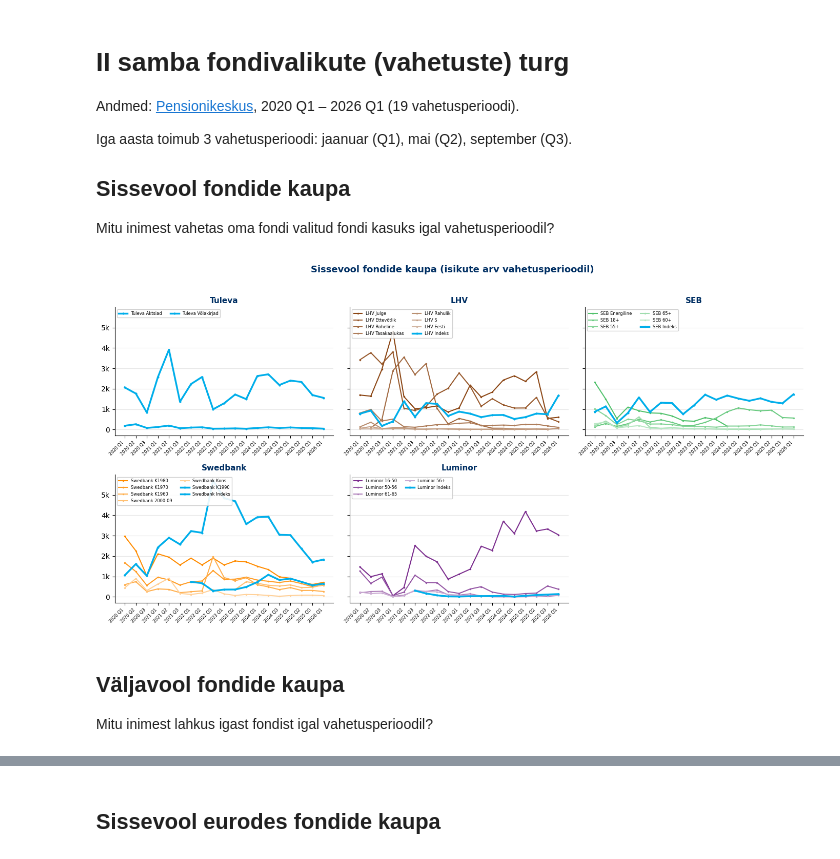
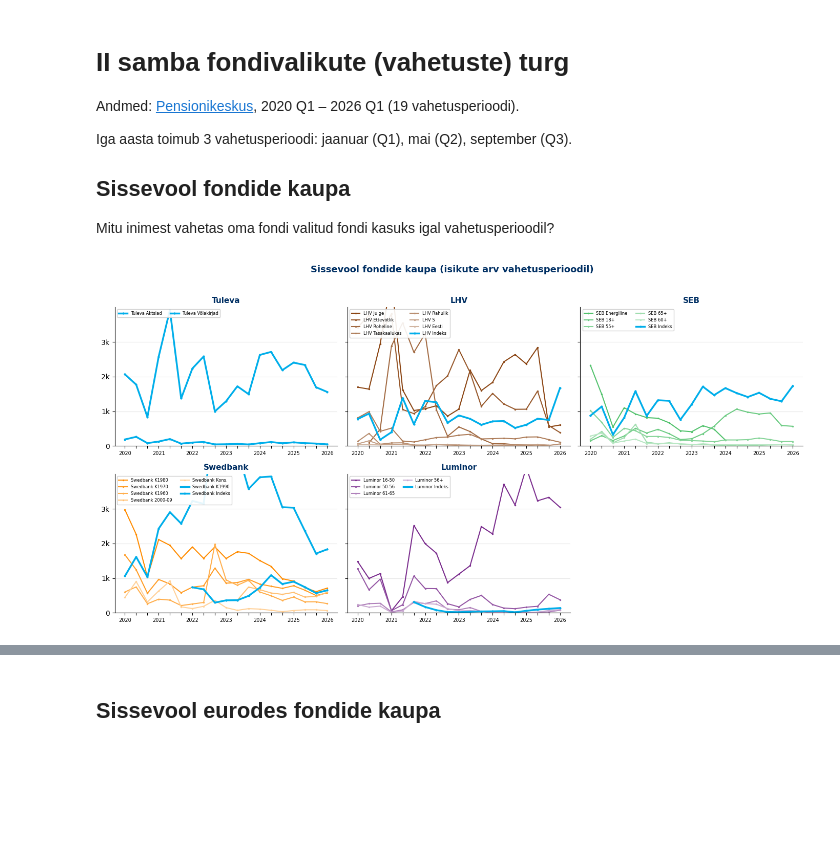
Before and after one commit to TulevaEE/reporting-engine, a Jupyter notebook: reports/adhoc/ii_pillar_switching.ipynb, the cells around one changed output, grey strips where cells are left out. Cells and saved outputs as stored; diff of their text form; code cells hidden in the pictures; blank space fills up the shorter version.

```diff
--- a/reports/adhoc/ii_pillar_switching.ipynb
+++ b/reports/adhoc/ii_pillar_switching.ipynb
@@ -165,7 +165,13 @@ def get_fund_colors(manager, n):
         colors.append(tuple(1 - factor * (1 - c) for c in rgb))
     return colors[::-1]
 
-def plot_fund_grid(df, metric, title, y_formatter, y_max=None):
+# Build x-axis labels: show year at Q1, empty otherwise; tick at every period
+PERIOD_XLABELS = []
+for label in PERIOD_LABELS:
+    year, q = label.split(' ')
+    PERIOD_XLABELS.append(year if q == 'Q1' else '')
+
+def plot_fund_grid(df, metric, title, y_formatter, y_max=None, y_ticks=None):
     fig, axes = plt.subplots(2, 3, figsize=(14, 7), sharey=True)
     axes_flat = axes.flatten()
 
@@ -177,37 +183,37 @@ def plot_fund_grid(df, metric, title, y_formatter, y_max=None):
         index_funds = [f for f in funds if mdf_mgr[mdf_mgr['short'] == f]['category'].iloc[0] in ('index', 'bond')]
         other_funds = [f for f in funds if f not in index_funds]
         other_colors = get_fund_colors(manager, max(len(other_funds), 1))
 
         for i, fund in enumerate(other_funds):
             fdf = mdf_mgr[mdf_mgr['short'] == fund].sort_values('period_date')
             x = [PERIOD_LABELS.index(l) for l in fdf['period_label']]
             ax.plot(x, fdf[metric], label=fund, color=other_colors[i], linewidth=1.5, marker='.', markersize=3)
 
         for fund in index_funds:
             fdf = mdf_mgr[mdf_mgr['short'] == fund].sort_values('period_date')
             x = [PERIOD_LABELS.index(l) for l in fdf['period_label']]
             ax.plot(x, fdf[metric], label=fund, color=INDEX_HIGHLIGHT, linewidth=2.5, marker='.', markersize=4)
 
         ax.set_title(manager, fontsize=11, fontweight='bold', color=TULEVA_NAVY)
         if y_max:
             ax.set_ylim(0, y_max)
+            ax.set_clip_on(False)
+        if y_ticks is not None:
+            ax.set_yticks(y_ticks)
         ax.yaxis.set_major_formatter(mticker.FuncFormatter(y_formatter))
         ax.set_xticks(range(len(PERIOD_LABELS)))
-        ax.set_xticklabels(PERIOD_LABELS, rotation=45, ha='right', fontsize=6)
+        ax.set_xticklabels(PERIOD_XLABELS, fontsize=7)
         ax.grid(axis='y', alpha=0.3)
         ax.legend(fontsize=6, loc='upper left', framealpha=0.9, ncol=2)
 
     axes_flat[5].set_visible(False)
     fig.suptitle(title, fontsize=13, fontweight='bold', color=TULEVA_NAVY, y=1.02)
     fig.tight_layout()
     plt.show()
 
 plot_fund_grid(df, 'inflow_count',
     'Sissevool fondide kaupa (isikute arv vahetusperioodil)',
-    lambda x, p: f'{x/1000:.0f}k' if x >= 1000 else f'{x:.0f}')
+    lambda x, p: f'{x/1000:.0f}k' if x >= 1000 else f'{x:.0f}',
+    y_max=4000, y_ticks=[0, 1000, 2000, 3000])
 # %% [output]
-[figure, old version]
+[figure, new version]
-# %% [markdown]
-## Väljavool fondide kaupa
-
-Mitu inimest lahkus igast fondist igal vahetusperioodil?
```
Also changed, not shown: parts of 6 cells of this notebook, 2 other files.
